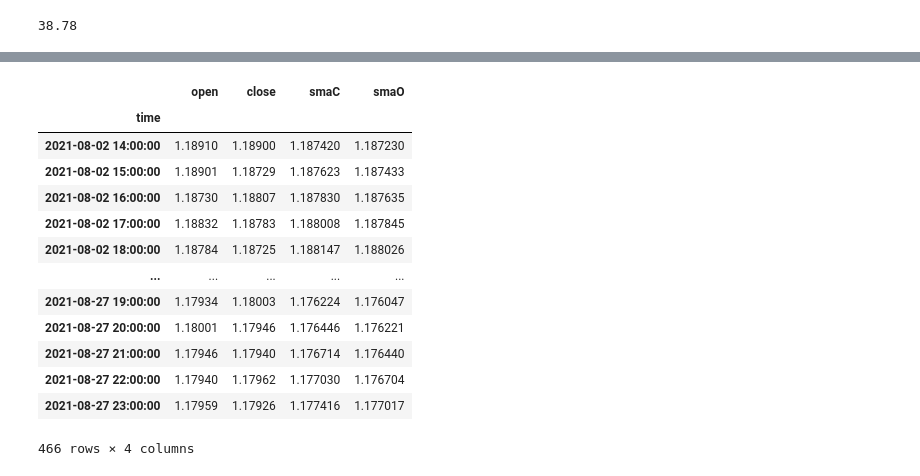
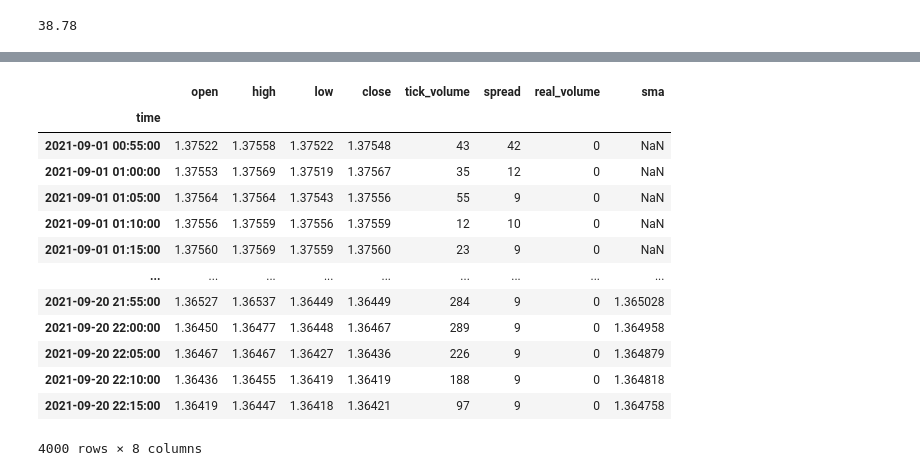
Before and after one commit to vanimesh76/Forex, a Jupyter notebook: EPL_DS_Challenge/19082021.ipynb, the cells around one changed output, grey strips where cells are left out. Cells and saved outputs as stored; diff of their text form; code cells hidden in the pictures.

```diff
--- a/EPL_DS_Challenge/19082021.ipynb
+++ b/EPL_DS_Challenge/19082021.ipynb
@@ -21,24 +22,11 @@ price_action("EURUSD", 0.02, 1.18969, 1.17030,mt5.ORDER_TYPE_SELL)
 38.78
 # %%
 def get_values(symbol):
-    timezone = pytz.timezone("Etc/UTC")
-    x = datetime.now()
-    utc_from = datetime(x.year, x.month, 1, tzinfo=timezone)
-    utc_to = datetime(x.year, x.month, x.day+1, tzinfo=timezone)
-    rates = mt5.copy_rates_range(symbol, mt5.TIMEFRAME_H1, utc_from, utc_to)
-
+    rates = mt5.copy_rates_from_pos(symbol, mt5.TIMEFRAME_M5, 0, 4000)
     rates_frame = pd.DataFrame(rates)
-#     rates_frame = rates_frame.iloc[-150:]
-    rates_frame = rates_frame.drop(['tick_volume', 'spread', 'real_volume'], axis=1)
-    # convert time in seconds into the datetime format
-    rates_frame['clsma']= rates_frame['close'].rolling(window=8).mean()
-    rates_frame['smaC']= rates_frame['clsma'].rolling(window=8).mean()
-
-
-    rates_frame['clsma']= rates_frame['open'].rolling(window=8).mean()
-    rates_frame['smaO']= rates_frame['clsma'].rolling(window=8).mean()
 
     rates_frame['time']=pd.to_datetime(rates_frame['time'], unit='s')
     rates_frame = rates_frame.set_index('time')
-    rates_frame = rates_frame.drop(['high', 'low', 'clsma'], axis=1)
+    rates_frame['sma']= rates_frame['close'].rolling(window=13).mean()
+
     return rates_frame
@@ -73,28 +33,19 @@ b
 # %%
-global global_loss
-global profit
-global conti
-
-
-profit = []
-
-global_loss = []
-symbol = "EURUSD"
+symbol = "GBPUSD"
 a= get_values(symbol)
-a = a.dropna()
 a
 # %% [output]
-|  | open | close | smaC | smaO |
-| time |  |  |  |  |
-| 2021-08-02 14:00:00 | 1.18910 | 1.18900 | 1.187420 | 1.187230 |
-| 2021-08-02 15:00:00 | 1.18901 | 1.18729 | 1.187623 | 1.187433 |
-| 2021-08-02 16:00:00 | 1.18730 | 1.18807 | 1.187830 | 1.187635 |
-| 2021-08-02 17:00:00 | 1.18832 | 1.18783 | 1.188008 | 1.187845 |
-| 2021-08-02 18:00:00 | 1.18784 | 1.18725 | 1.188147 | 1.188026 |
-| ... | ... | ... | ... | ... |
-| 2021-08-27 19:00:00 | 1.17934 | 1.18003 | 1.176224 | 1.176047 |
-| 2021-08-27 20:00:00 | 1.18001 | 1.17946 | 1.176446 | 1.176221 |
-| 2021-08-27 21:00:00 | 1.17946 | 1.17940 | 1.176714 | 1.176440 |
-| 2021-08-27 22:00:00 | 1.17940 | 1.17962 | 1.177030 | 1.176704 |
-| 2021-08-27 23:00:00 | 1.17959 | 1.17926 | 1.177416 | 1.177017 |
+|  | open | high | low | close | tick_volume | spread | real_volume | sma |
+| time |  |  |  |  |  |  |  |  |
+| 2021-09-01 00:55:00 | 1.37522 | 1.37558 | 1.37522 | 1.37548 | 43 | 42 | 0 | NaN |
+| 2021-09-01 01:00:00 | 1.37553 | 1.37569 | 1.37519 | 1.37567 | 35 | 12 | 0 | NaN |
+| 2021-09-01 01:05:00 | 1.37564 | 1.37564 | 1.37543 | 1.37556 | 55 | 9 | 0 | NaN |
+| 2021-09-01 01:10:00 | 1.37556 | 1.37559 | 1.37556 | 1.37559 | 12 | 10 | 0 | NaN |
+| 2021-09-01 01:15:00 | 1.37560 | 1.37569 | 1.37559 | 1.37560 | 23 | 9 | 0 | NaN |
+| ... | ... | ... | ... | ... | ... | ... | ... | ... |
+| 2021-09-20 21:55:00 | 1.36527 | 1.36537 | 1.36449 | 1.36449 | 284 | 9 | 0 | 1.365028 |
+| 2021-09-20 22:00:00 | 1.36450 | 1.36477 | 1.36448 | 1.36467 | 289 | 9 | 0 | 1.364958 |
+| 2021-09-20 22:05:00 | 1.36467 | 1.36467 | 1.36427 | 1.36436 | 226 | 9 | 0 | 1.364879 |
+| 2021-09-20 22:10:00 | 1.36436 | 1.36455 | 1.36419 | 1.36419 | 188 | 9 | 0 | 1.364818 |
+| 2021-09-20 22:15:00 | 1.36419 | 1.36447 | 1.36418 | 1.36421 | 97 | 9 | 0 | 1.364758 |
-466 rows × 4 columns
+4000 rows × 8 columns
```
Also changed, not shown: parts of 18 cells of this notebook, 10 other files.
